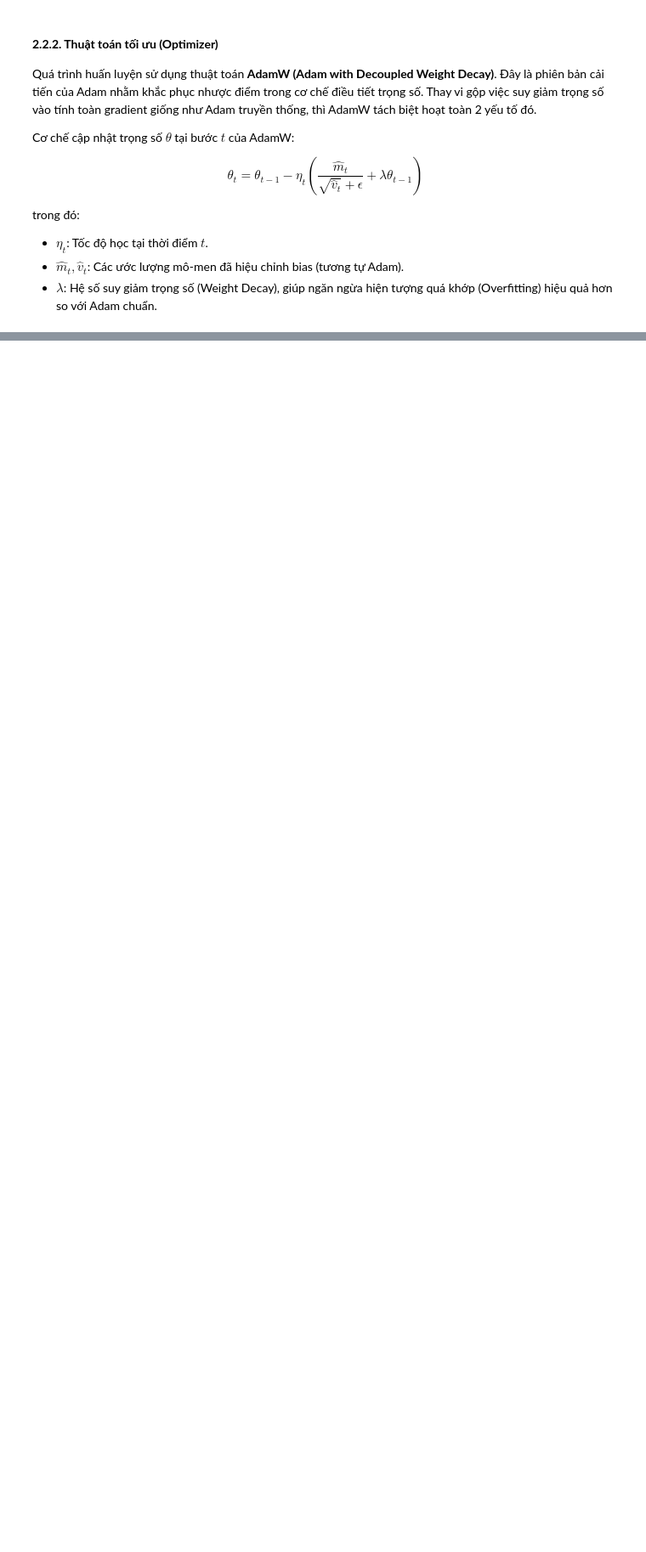
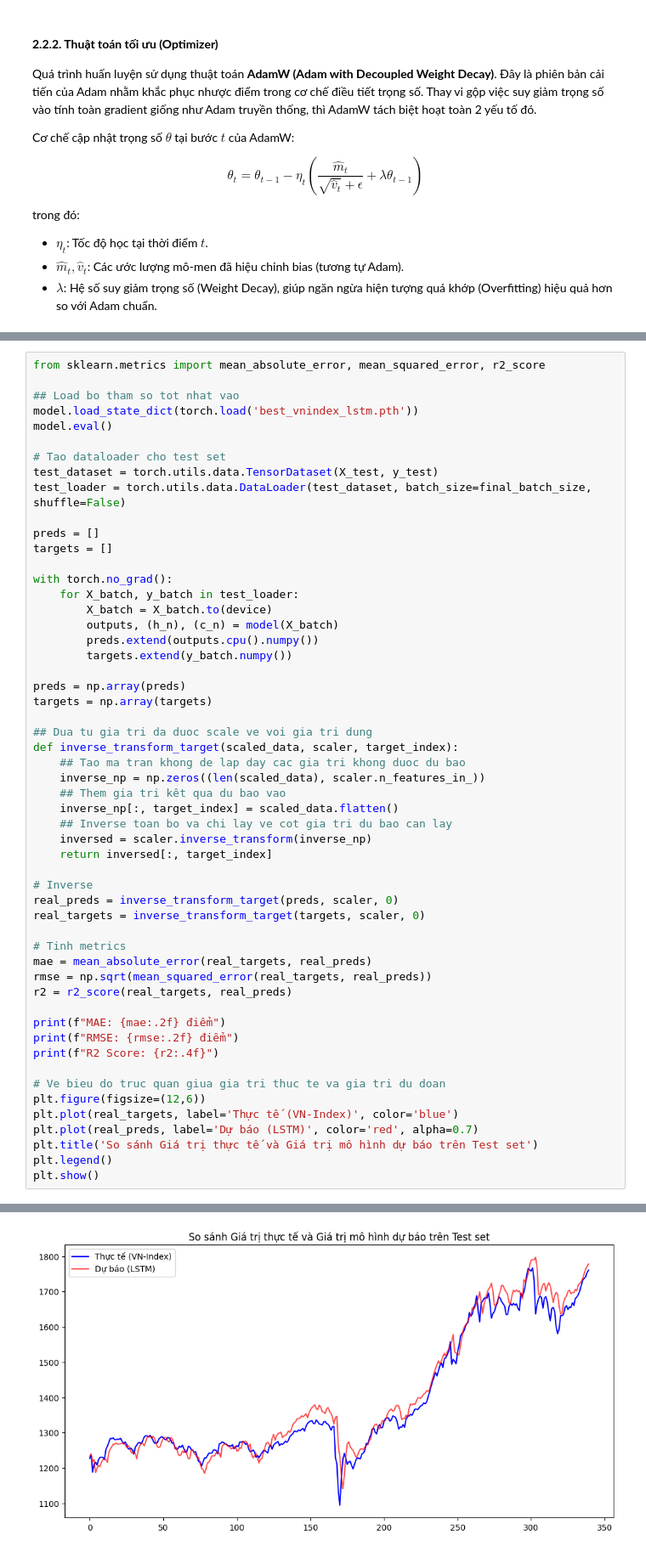
Before and after one commit to t1nh233/predict_vnindex_stacked_lstm, a Jupyter notebook: lstm_model.ipynb, the cells around one changed output, grey strips where cells are left out. Shown at 85% size. Saved outputs shown, nothing was run; the diff lists cells and outputs as text; blank space fills up the shorter version.

```diff
--- a/lstm_model.ipynb
+++ b/lstm_model.ipynb
@@ -482,0 +602,55 @@ Test Loss: 0.10291989147663116
+# %%
+from sklearn.metrics import mean_absolute_error, mean_squared_error, r2_score
+
+## Load bo tham so tot nhat vao
+model.load_state_dict(torch.load('best_vnindex_lstm.pth'))
+model.eval()
+
+# Tao dataloader cho test set
+test_dataset = torch.utils.data.TensorDataset(X_test, y_test)
+test_loader = torch.utils.data.DataLoader(test_dataset, batch_size=final_batch_size, shuffle=False)
+
+preds = []
+targets = []
+
+with torch.no_grad():
+    for X_batch, y_batch in test_loader:
+        X_batch = X_batch.to(device)
+        outputs, (h_n), (c_n) = model(X_batch)
+        preds.extend(outputs.cpu().numpy())
+        targets.extend(y_batch.numpy())
+
+preds = np.array(preds)
+targets = np.array(targets)
+
+## Dua tu gia tri da duoc scale ve voi gia tri dung
+def inverse_transform_target(scaled_data, scaler, target_index):
+    ## Tao ma tran khong de lap day cac gia tri khong duoc du bao
+    inverse_np = np.zeros((len(scaled_data), scaler.n_features_in_))
+    ## Them gia tri kêt qua du bao vao
+    inverse_np[:, target_index] = scaled_data.flatten()
+    ## Inverse toan bo va chi lay ve cot gia tri du bao can lay
+    inversed = scaler.inverse_transform(inverse_np)
+    return inversed[:, target_index]
+
+# Inverse
+real_preds = inverse_transform_target(preds, scaler, 0)
+real_targets = inverse_transform_target(targets, scaler, 0)
+
+# Tinh metrics
+mae = mean_absolute_error(real_targets, real_preds)
+rmse = np.sqrt(mean_squared_error(real_targets, real_preds))
+r2 = r2_score(real_targets, real_preds)
+
+print(f"MAE: {mae:.2f} điểm")
+print(f"RMSE: {rmse:.2f} điểm")
+print(f"R2 Score: {r2:.4f}")
+
+# Ve bieu do truc quan giua gia tri thuc te va gia tri du doan
+plt.figure(figsize=(12,6))
+plt.plot(real_targets, label='Thực tế (VN-Index)', color='blue')
+plt.plot(real_preds, label='Dự báo (LSTM)', color='red', alpha=0.7)
+plt.title('So sánh Giá trị thực tế và Giá trị mô hình dự báo trên Test set')
+plt.legend()
+plt.show()
+# %% [output]
@@ -482,0 +660 @@ Test Loss: 0.10291989147663116
+[figure, added]
```
Also changed, not shown: parts of 18 cells of this notebook.
